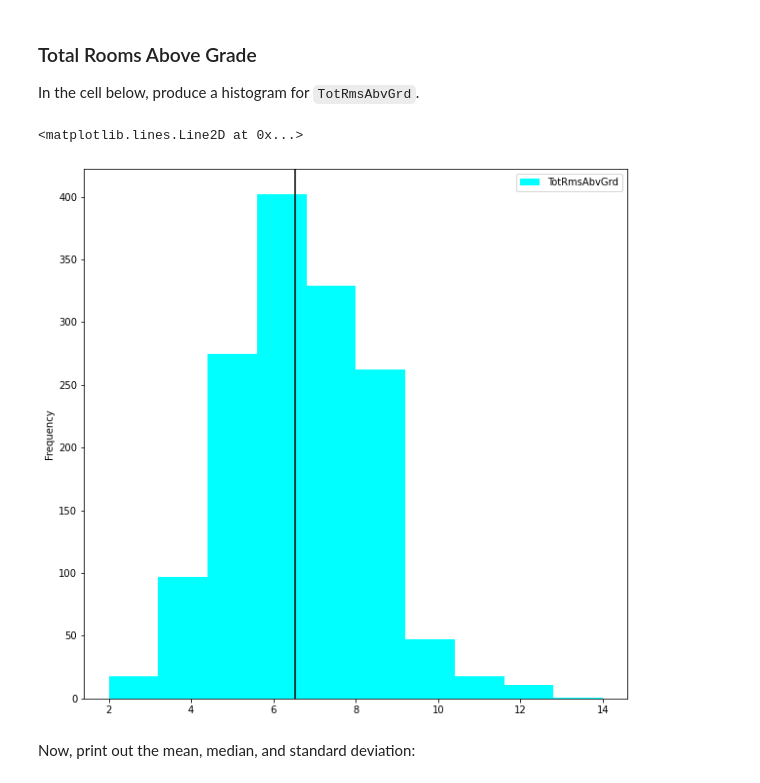
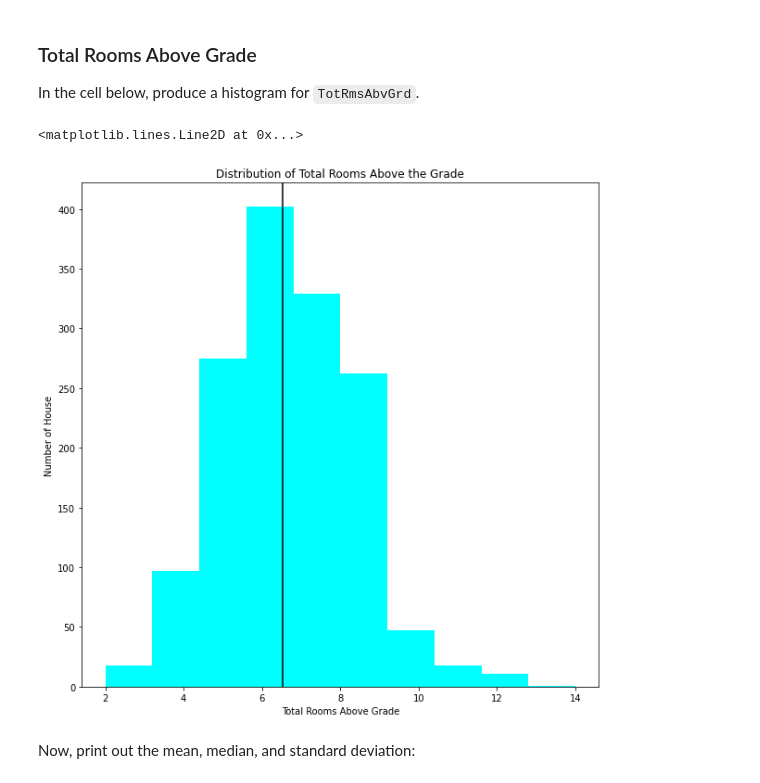
Before and after one commit to kamalova/dsc-pandas-eda-lab, a Jupyter notebook: index.ipynb, the cells around one changed output. Drawn from its saved outputs; the diff is of its cells as text; code cells hidden in the pictures.

```diff
--- a/index.ipynb
+++ b/index.ipynb
@@ -225,12 +226,14 @@ The max Sale price is 755000.
 In the cell below, produce a histogram for `TotRmsAbvGrd`.
 # %%
 # Your code here
-totalrooms = df['TotRmsAbvGrd'].plot.hist(colormap='cool',legend=' Total Rooms above Grade', histtype='bar')
+totalrooms = df['TotRmsAbvGrd'].plot.hist(colormap='cool', title='Distribution of Total Rooms Above the Grade')
+totalrooms.set_xlabel("Total Rooms Above Grade")
+totalrooms.set_ylabel("Number of House")
 mean = df['TotRmsAbvGrd'].mean()
 totalrooms.axvline(mean, color="black")
 # %% [output]
 <matplotlib.lines.Line2D at 0x...>
-[figure, old version]
+[figure, new version]
 # %% [markdown]
 Now, print out the mean, median, and standard deviation:
 # %%
```
Also changed, not shown: parts of 10 cells of this notebook.
